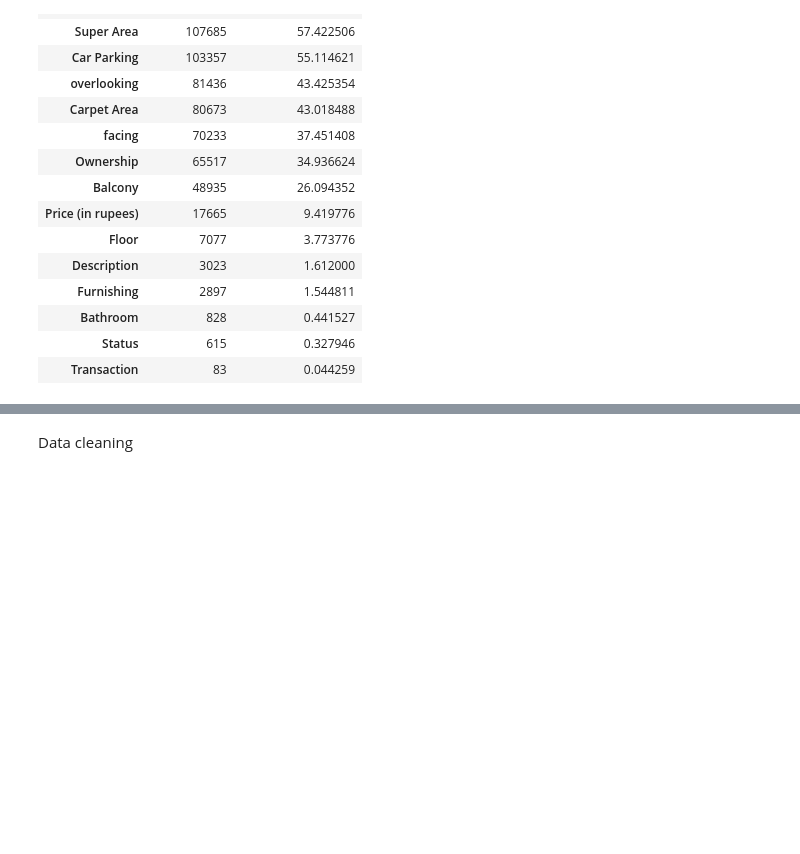
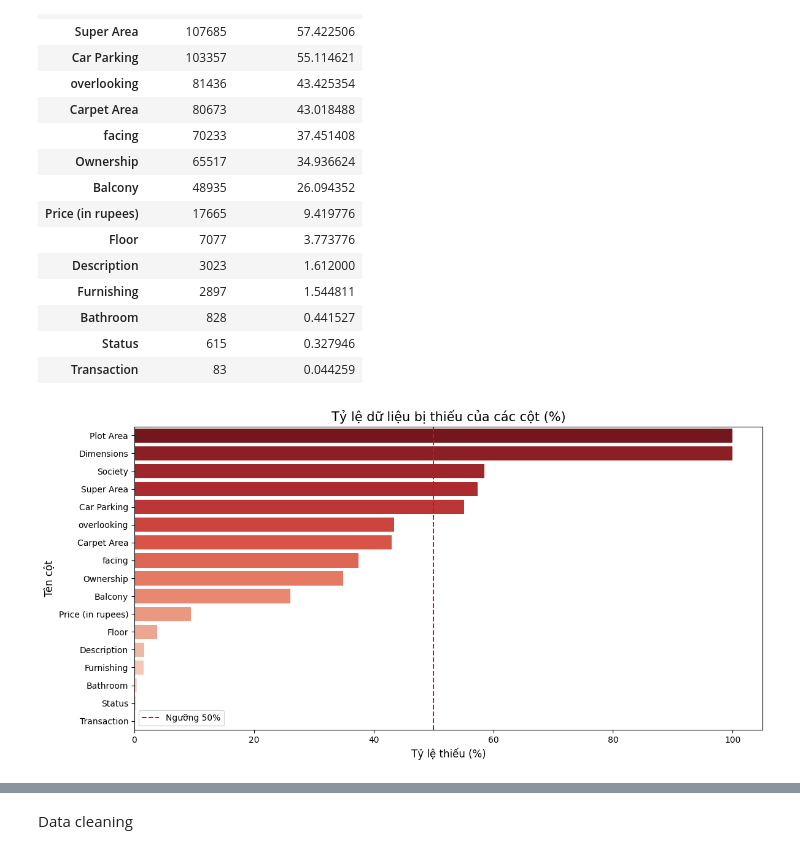
Before and after one commit to vyvy31082004/House-Price-Prediction, a Jupyter notebook: final.ipynb, the cells around one changed output, grey strips where cells are left out. Saved outputs shown, nothing was run; the diff lists cells and outputs as text; code cells hidden in the pictures; blank space fills up the shorter version.

```diff
--- a/final.ipynb
+++ b/final.ipynb
@@ -74,3 +74,17 @@ missing_values
 | Bathroom | 828 | 0.441527 |
 | Status | 615 | 0.327946 |
 | Transaction | 83 | 0.044259 |
+# %%
+
+
+plt.figure(figsize=(12, 6))
+sns.barplot(x=missing_values['missing_percentage'], y=missing_values.index, palette='Reds_r')
+plt.title('Tỷ lệ dữ liệu bị thiếu của các cột (%)', fontsize=15)
+plt.xlabel('Tỷ lệ thiếu (%)', fontsize=12)
+plt.ylabel('Tên cột', fontsize=12)
+plt.axvline(x=50, color='red', linestyle='--', label='Ngưỡng 50%')
+plt.legend()
+plt.tight_layout()
+plt.show()
+# %% [output]
+[figure, added]
```
Also changed, not shown: parts of 32 cells of this notebook, 2 other files.
